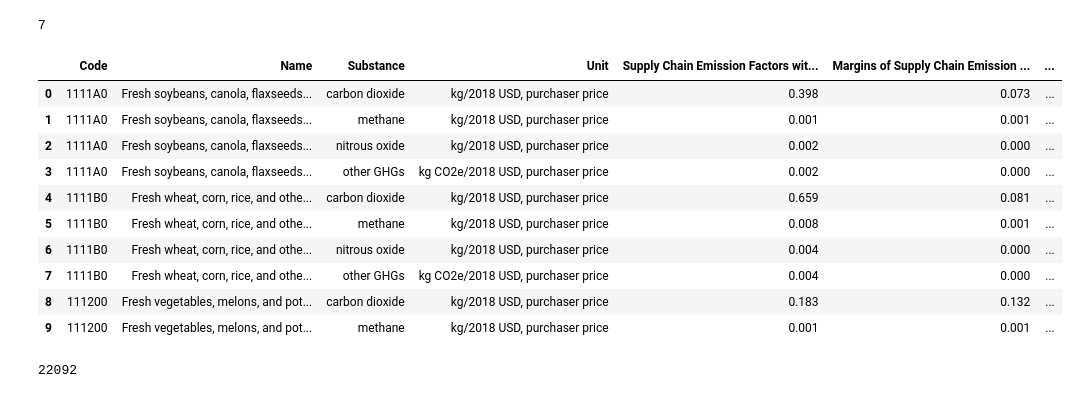
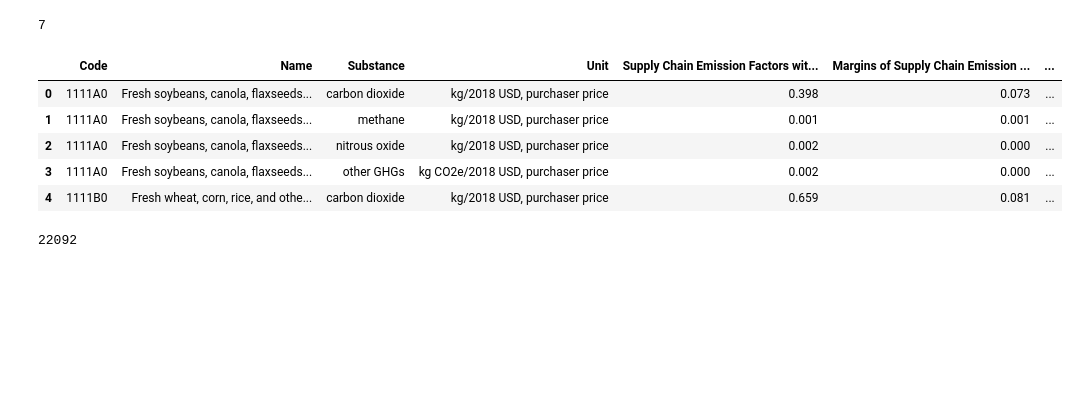
Before and after one commit to Akhila-1703/AICTE_Internship, a Jupyter notebook: GHG_Emissions_Prediction.ipynb, the cells around one changed output. Drawn from its saved outputs; the diff is of its cells as text; code cells hidden in the pictures; blank space fills up the shorter version.

Commit message:
Update GHG_Emissions_Prediction.ipynb with latest changes

```diff
--- a/GHG_Emissions_Prediction.ipynb
+++ b/GHG_Emissions_Prediction.ipynb
@@ -4,4 +7,4 @@ import pandas as pd
 # %%
-excel_file = "C:\\Users\\akhil\\Downloads\\SupplyChainEmissionFactorsforUSIndustriesCommodities.xlsx"
+excel_file = 'SupplyChainEmissionFactorsforUSIndustriesCommodities.xlsx'
 years = range(2010, 2017)
 # %%
@@ -85,19 +82,14 @@ len(all_data)
 7
 # %%
 df = pd.concat(all_data, ignore_index=True)
-df.head(10)
+df.head()
 # %% [output]
 |  | Code | Name | Substance | Unit | Supply Chain Emission Factors wit... | Margins of Supply Chain Emission ... | ... |
 | 0 | 1111A0 | Fresh soybeans, canola, flaxseeds... | carbon dioxide | kg/2018 USD, purchaser price | 0.398 | 0.073 | ... |
 | 1 | 1111A0 | Fresh soybeans, canola, flaxseeds... | methane | kg/2018 USD, purchaser price | 0.001 | 0.001 | ... |
 | 2 | 1111A0 | Fresh soybeans, canola, flaxseeds... | nitrous oxide | kg/2018 USD, purchaser price | 0.002 | 0.000 | ... |
 | 3 | 1111A0 | Fresh soybeans, canola, flaxseeds... | other GHGs | kg CO2e/2018 USD, purchaser price | 0.002 | 0.000 | ... |
 | 4 | 1111B0 | Fresh wheat, corn, rice, and othe... | carbon dioxide | kg/2018 USD, purchaser price | 0.659 | 0.081 | ... |
-| 5 | 1111B0 | Fresh wheat, corn, rice, and othe... | methane | kg/2018 USD, purchaser price | 0.008 | 0.001 | ... |
-| 6 | 1111B0 | Fresh wheat, corn, rice, and othe... | nitrous oxide | kg/2018 USD, purchaser price | 0.004 | 0.000 | ... |
-| 7 | 1111B0 | Fresh wheat, corn, rice, and othe... | other GHGs | kg CO2e/2018 USD, purchaser price | 0.004 | 0.000 | ... |
-| 8 | 111200 | Fresh vegetables, melons, and pot... | carbon dioxide | kg/2018 USD, purchaser price | 0.183 | 0.132 | ... |
-| 9 | 111200 | Fresh vegetables, melons, and pot... | methane | kg/2018 USD, purchaser price | 0.001 | 0.001 | ... |
 # %%
 len(df)
 # %% [output]
```
Also changed, not shown: parts of 51 cells of this notebook.
